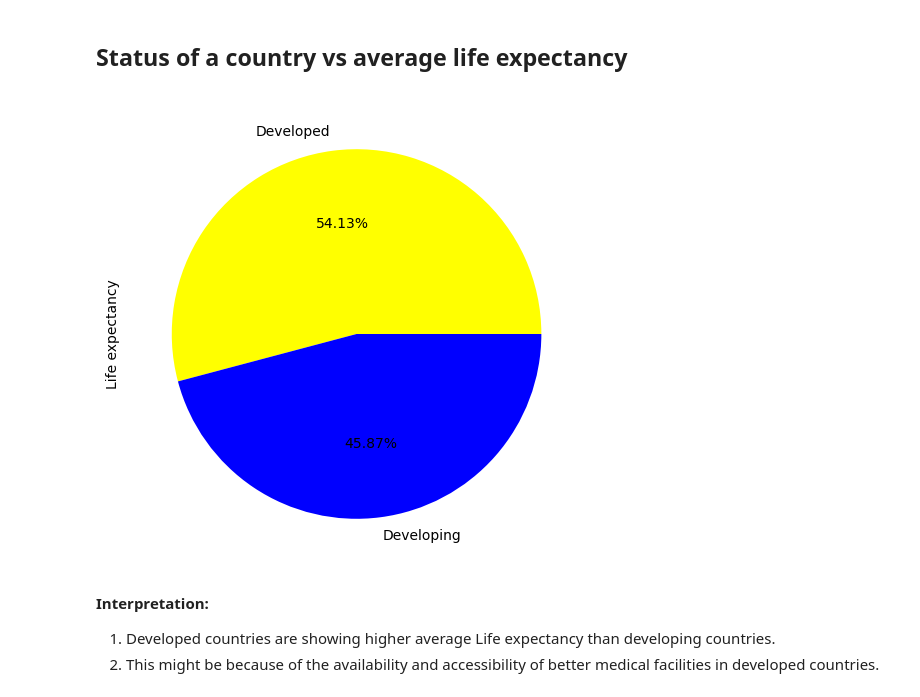
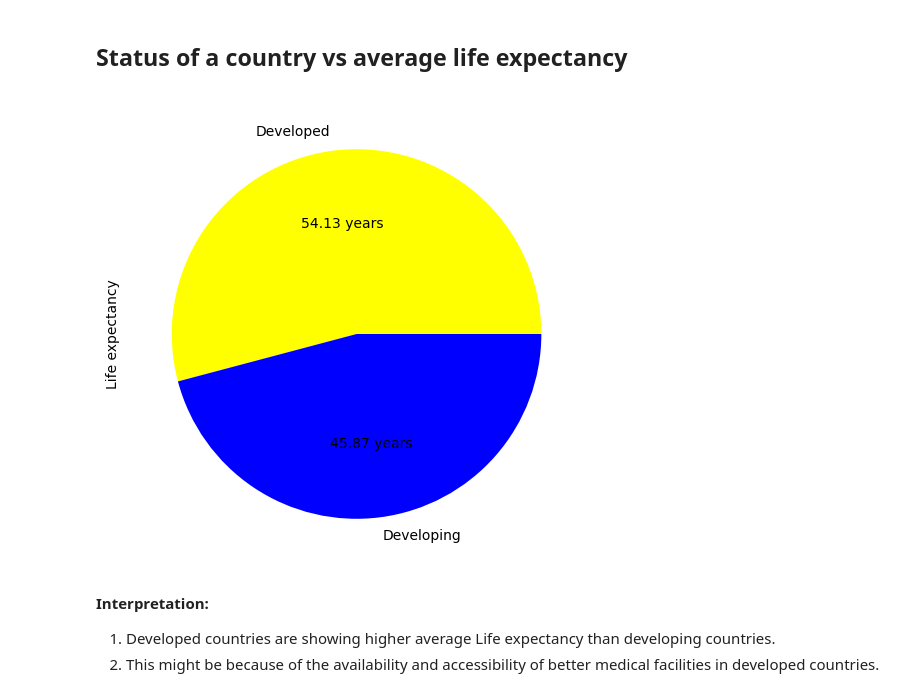
Before and after one commit to Smruti1999/Praxis, a Jupyter notebook: Life Expectancy/Life Expectancy WHO.ipynb, the cells around one changed output. Saved outputs shown, nothing was run; the diff lists cells and outputs as text; code cells hidden in the pictures.

```diff
--- a/Life Expectancy/Life Expectancy WHO.ipynb
+++ b/Life Expectancy/Life Expectancy WHO.ipynb
@@ -585,10 +630,10 @@ le_data.pivot_table(index=['Country','Status'],values='Life expectancy', aggfunc
 ## Status of a country vs average life expectancy
 # %%
 plt.figure(figsize=(8,6))
-le_data.groupby(['Status'])['Life expectancy'].mean().plot(kind='pie',autopct='%1.2f%%',y='Life Expectancy',colors=['yellow','blue'])
+le_data.groupby(['Status'])['Life expectancy'].mean().plot(kind='pie',autopct='%1.2f years',y='Life Expectancy',colors=['yellow','blue'])
 plt.show()
 # %% [output]
-[figure, old version]
+[figure, new version]
 # %% [markdown]
 **Interpretation:**
 1. Developed countries are showing higher average Life expectancy than developing countries.
```
Also changed, not shown: parts of 52 cells of this notebook.
